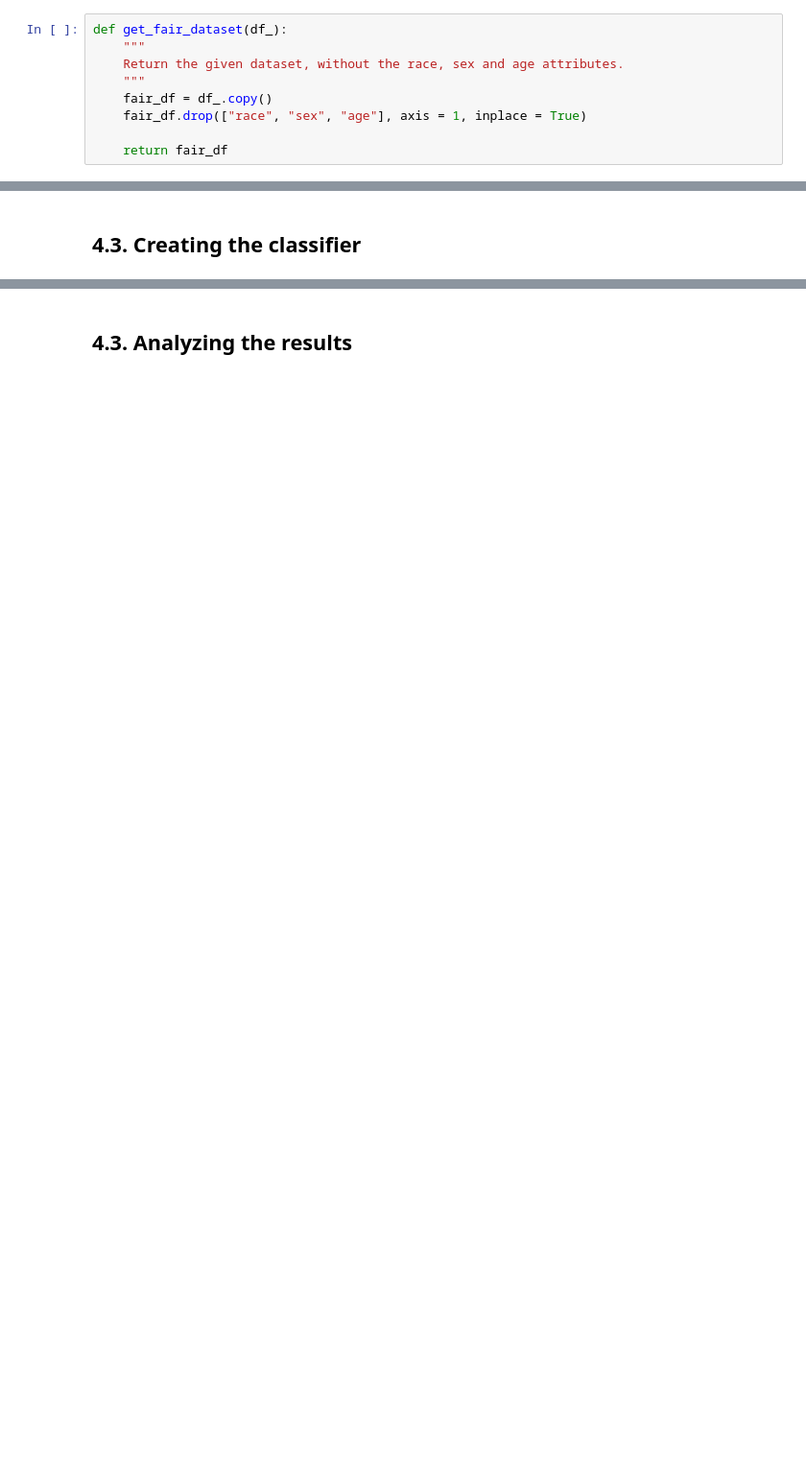
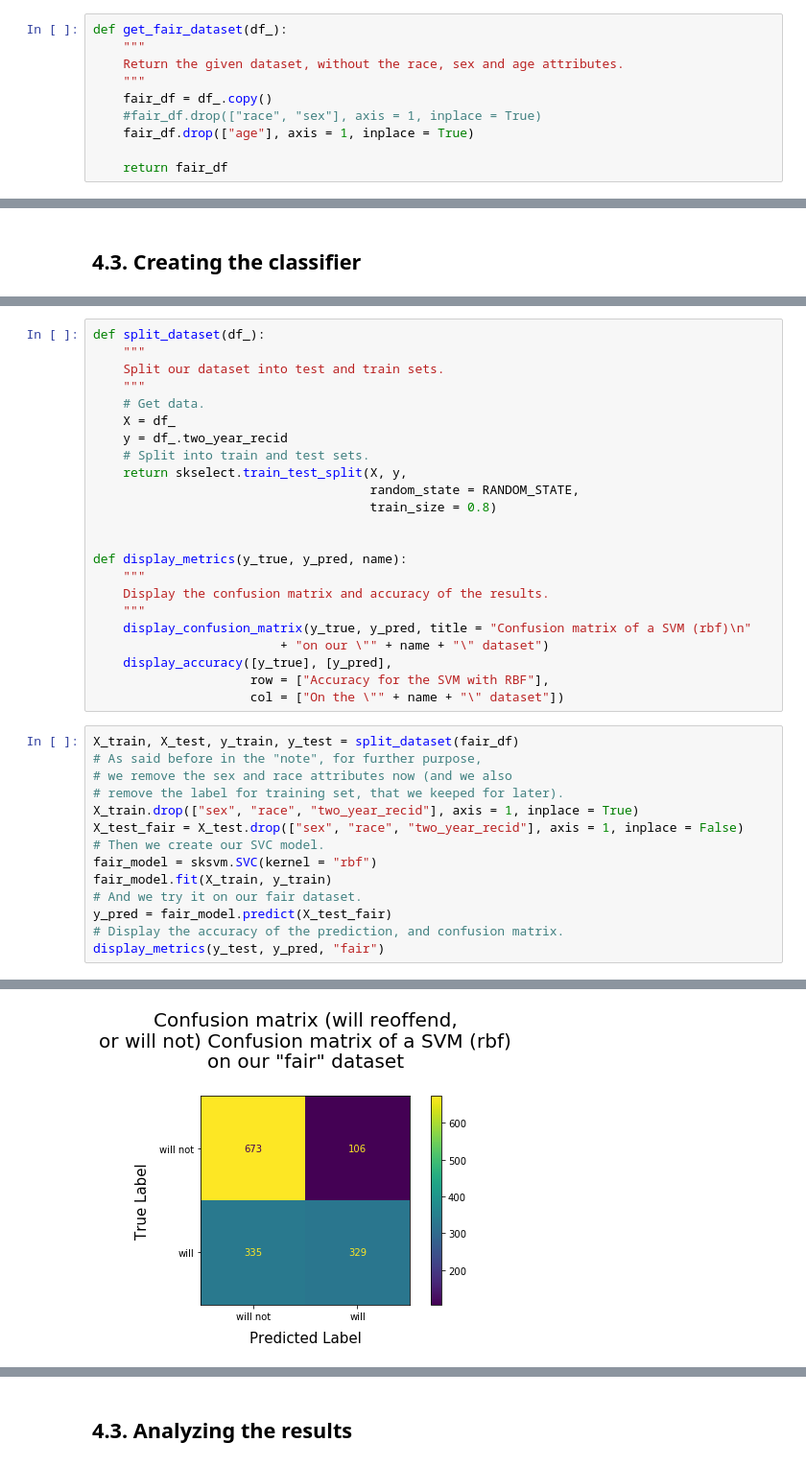
Before and after one commit to EAGEA/COMPAS, a Jupyter notebook: src/project.ipynb, the cells around one changed output, grey strips where cells are left out. Shown at 96% size. Cells and saved outputs as stored; diff of their text form; blank space fills up the shorter version.

```diff
--- a/src/project.ipynb
+++ b/src/project.ipynb
@@ -1095,7 +1097,8 @@ def get_fair_dataset(df_):
     Return the given dataset, without the race, sex and age attributes.
     """
     fair_df = df_.copy()
-    fair_df.drop(["race", "sex", "age"], axis = 1, inplace = True)
+    #fair_df.drop(["race", "sex"], axis = 1, inplace = True)
+    fair_df.drop(["age"], axis = 1, inplace = True)
 
     return fair_df
 # %%
@@ -1152,0 +1161,38 @@ def clean_dataset(df_):
+# %%
+def split_dataset(df_):
+    """
+    Split our dataset into test and train sets.
+    """
+    # Get data.
+    X = df_
+    y = df_.two_year_recid
+    # Split into train and test sets.
+    return skselect.train_test_split(X, y,
+                                     random_state = RANDOM_STATE,
+                                     train_size = 0.8)
+
+
+def display_metrics(y_true, y_pred, name):
+    """
+    Display the confusion matrix and accuracy of the results.
+    """
+    display_confusion_matrix(y_true, y_pred, title = "Confusion matrix of a SVM (rbf)\n"
+                         + "on our \"" + name + "\" dataset")
+    display_accuracy([y_true], [y_pred],
+                     row = ["Accuracy for the SVM with RBF"],
+                     col = ["On the \"" + name + "\" dataset"])
+# %%
+X_train, X_test, y_train, y_test = split_dataset(fair_df)
+# As said before in the "note", for further purpose,
+# we remove the sex and race attributes now (and we also
+# remove the label for training set, that we keeped for later).
+X_train.drop(["sex", "race", "two_year_recid"], axis = 1, inplace = True)
+X_test_fair = X_test.drop(["sex", "race", "two_year_recid"], axis = 1, inplace = False)
+# Then we create our SVC model.
+fair_model = sksvm.SVC(kernel = "rbf")
+fair_model.fit(X_train, y_train)
+# And we try it on our fair dataset.
+y_pred = fair_model.predict(X_test_fair)
+# Display the accuracy of the prediction, and confusion matrix.
+display_metrics(y_test, y_pred, "fair")
+# %% [output]
@@ -1152,0 +1203 @@ def clean_dataset(df_):
+[figure, added]
```
Also changed, not shown: parts of 35 cells of this notebook.
